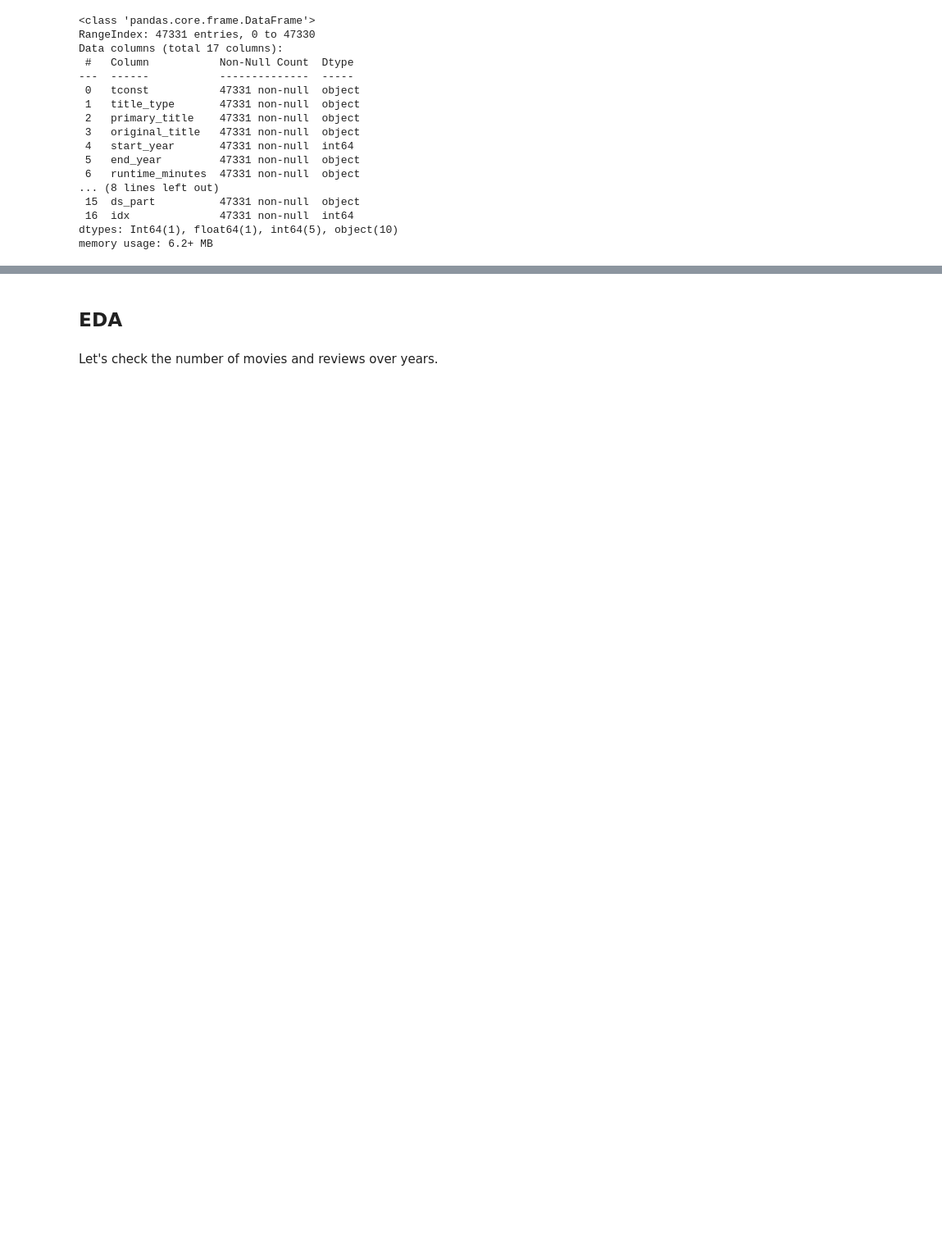
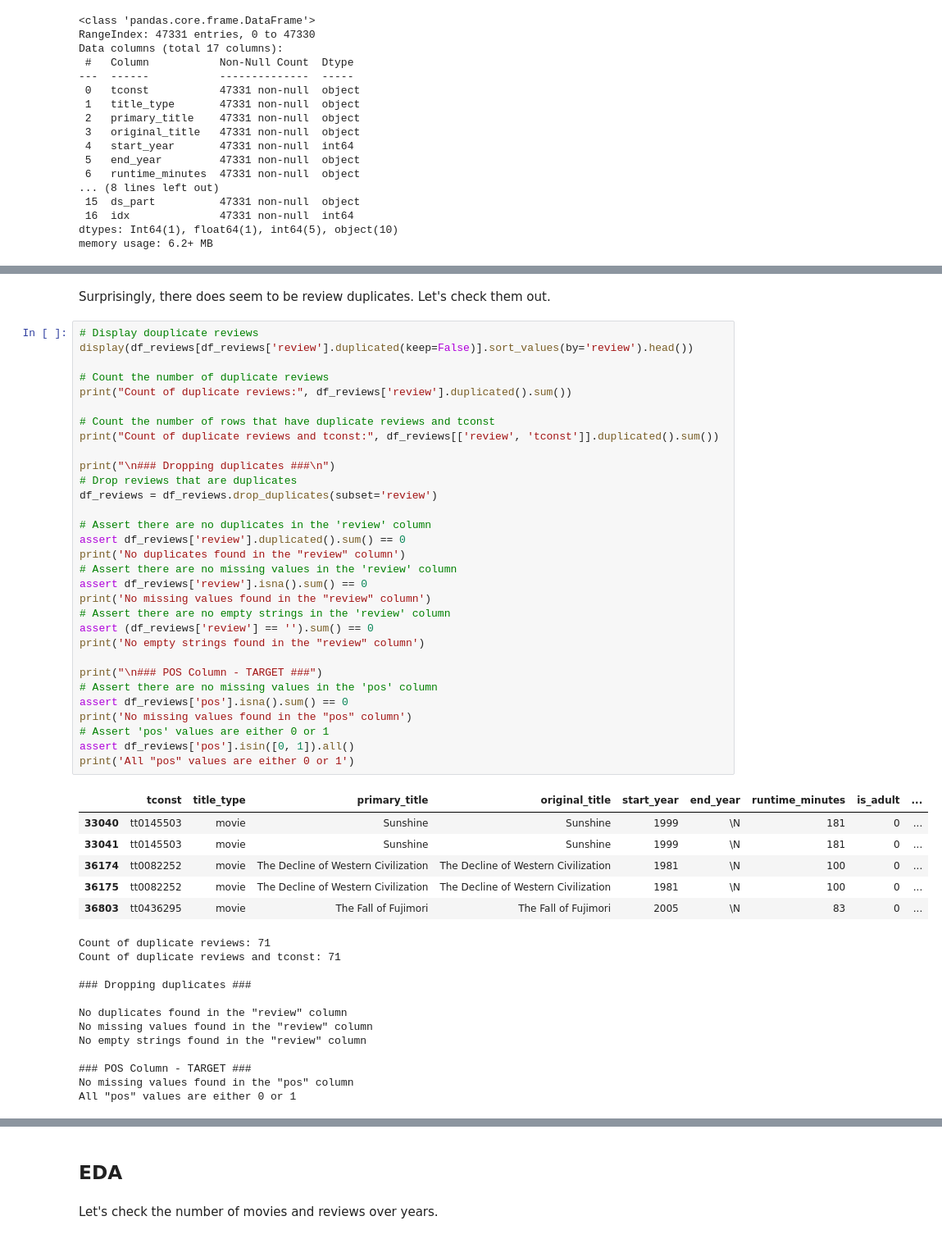
Before and after one commit to IMMontoya/sentiment_analysis_with_natural_language_processing, a Jupyter notebook: nlp_analysis_movie_reviews.ipynb, the cells around one changed output, grey strips where cells are left out. Shown at 82% size. Saved outputs shown, nothing was run; the diff lists cells and outputs as text; blank space fills up the shorter version.

```diff
--- a/nlp_analysis_movie_reviews.ipynb
+++ b/nlp_analysis_movie_reviews.ipynb
@@ -69,0 +110,52 @@ memory usage: 6.2+ MB
+# %% [markdown]
+Surprisingly, there does seem to be review duplicates. Let's check them out.
+# %%
+# Display douplicate reviews
+display(df_reviews[df_reviews['review'].duplicated(keep=False)].sort_values(by='review').head())
+
+# Count the number of duplicate reviews
+print("Count of duplicate reviews:", df_reviews['review'].duplicated().sum())
+
+# Count the number of rows that have duplicate reviews and tconst
+print("Count of duplicate reviews and tconst:", df_reviews[['review', 'tconst']].duplicated().sum())
+
+print("\n### Dropping duplicates ###\n")
+# Drop reviews that are duplicates
+df_reviews = df_reviews.drop_duplicates(subset='review')
+
+# Assert there are no duplicates in the 'review' column
+assert df_reviews['review'].duplicated().sum() == 0
+print('No duplicates found in the "review" column')
+# Assert there are no missing values in the 'review' column
+assert df_reviews['review'].isna().sum() == 0
+print('No missing values found in the "review" column')
+# Assert there are no empty strings in the 'review' column
+assert (df_reviews['review'] == '').sum() == 0
+print('No empty strings found in the "review" column')
+
+print("\n### POS Column - TARGET ###")
+# Assert there are no missing values in the 'pos' column
+assert df_reviews['pos'].isna().sum() == 0
+print('No missing values found in the "pos" column')
+# Assert 'pos' values are either 0 or 1
+assert df_reviews['pos'].isin([0, 1]).all()
+print('All "pos" values are either 0 or 1')
+# %% [output]
+|  | tconst | title_type | primary_title | original_title | start_year | end_year | runtime_minutes | is_adult | ... |
+| 33040 | tt0145503 | movie | Sunshine | Sunshine | 1999 | \N | 181 | 0 | ... |
+| 33041 | tt0145503 | movie | Sunshine | Sunshine | 1999 | \N | 181 | 0 | ... |
+| 36174 | tt0082252 | movie | The Decline of Western Civilization | The Decline of Western Civilization | 1981 | \N | 100 | 0 | ... |
+| 36175 | tt0082252 | movie | The Decline of Western Civilization | The Decline of Western Civilization | 1981 | \N | 100 | 0 | ... |
+| 36803 | tt0436295 | movie | The Fall of Fujimori | The Fall of Fujimori | 2005 | \N | 83 | 0 | ... |
+Count of duplicate reviews: 71
+Count of duplicate reviews and tconst: 71
+
+### Dropping duplicates ###
+
+No duplicates found in the "review" column
+No missing values found in the "review" column
+No empty strings found in the "review" column
+
+### POS Column - TARGET ###
+No missing values found in the "pos" column
+All "pos" values are either 0 or 1
```
Also changed, not shown: parts of 22 cells of this notebook.
